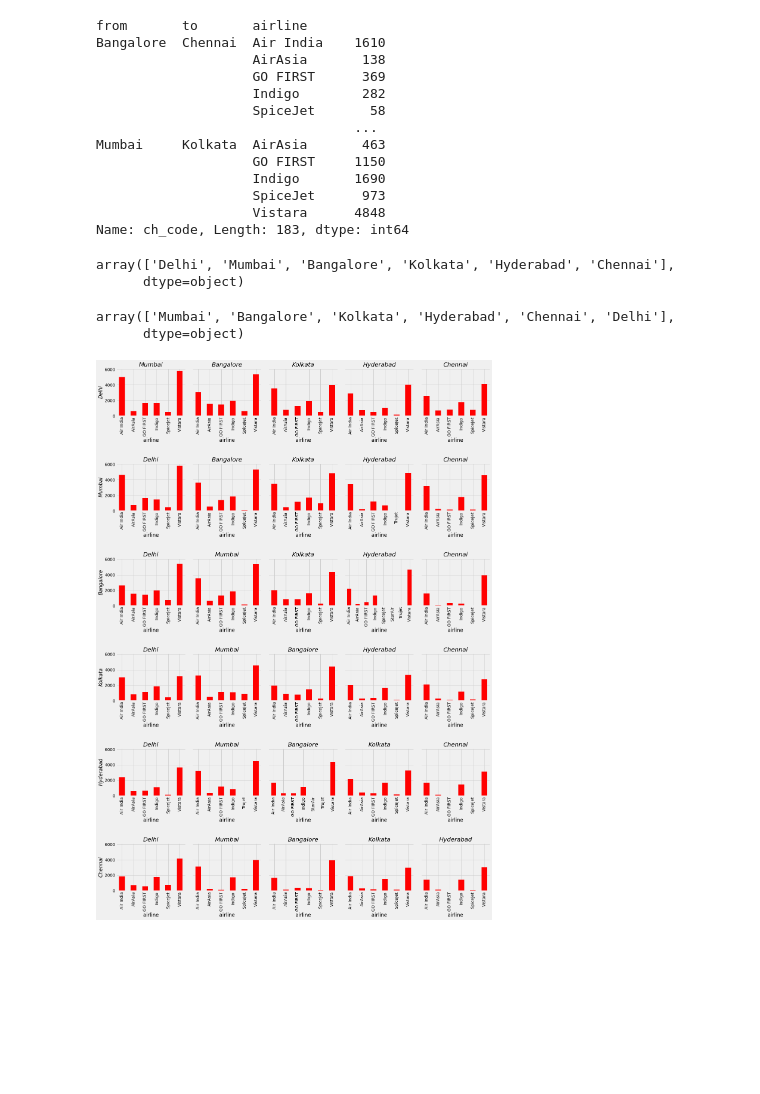
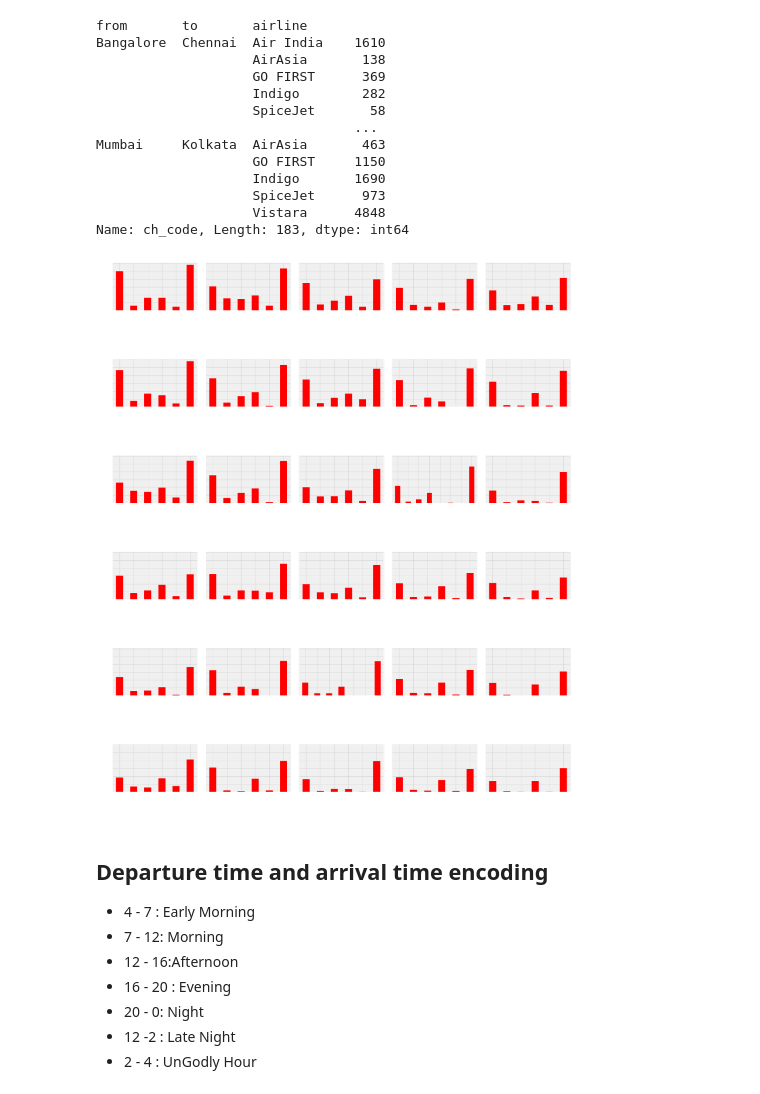
Before and after one commit to deepbdoshi/Flight-Price-Prediction, a Jupyter notebook: Flight Price Prediction.ipynb, the cells around one changed output. Drawn from its saved outputs; the diff is of its cells as text; code cells hidden in the pictures; blank space fills up the shorter version.

```diff
--- a/Flight Price Prediction.ipynb
+++ b/Flight Price Prediction.ipynb
@@ -294,34 +339,48 @@ Mumbai     Kolkata  AirAsia       463
                     SpiceJet      973
                     Vistara      4848
 Name: ch_code, Length: 183, dtype: int64
-# %%
-clean_created_df['from'].unique()
-# %% [output]
-array(['Delhi', 'Mumbai', 'Bangalore', 'Kolkata', 'Hyderabad', 'Chennai'],
-      dtype=object)
-# %%
-clean_created_df['to'].unique()
-# %% [output]
-array(['Mumbai', 'Bangalore', 'Kolkata', 'Hyderabad', 'Chennai', 'Delhi'],
-      dtype=object)
 # %%
+COLOR = 'white'
+mp.rcParams['text.color'] = COLOR
+
+font = {'size' : 14}
+mp.rc('font', **font)
+
 nrows, ncols = 6, 5
 cities = clean_created_df['from'].unique()
 
-fig, axes = mp.subplots(nrows=nrows, ncols=ncols, figsize=(20,30), sharey=True)
+fig, axes = mp.subplots(nrows=nrows, ncols=ncols, figsize=(30, 40), sharey=True)
 a_row, a_col = 0, 0
 mp.subplots_adjust(wspace=0.1, hspace=1)
-# fig.tight_layout()
 
 for i in range(len(cities)):
     for j in range(len(cities)):
         if i == j:
             continue
-        clean_ariline_group[cities[i]][cities[j]].plot(kind='bar', color='red', ax= axes[a_row][a_col])
-        axes[a_row][a_col].set_title(cities[j], fontstyle='italic')
-        axes[a_row][a_col].set_ylabel(cities[i], fontstyle='italic')
+        ax = axes[a_row][a_col]
+        clean_ariline_group[cities[i]][cities[j]].plot(kind='bar', color='red', ax= ax)
+        ax.set_title(cities[j], fontstyle='italic', fontsize=18)
+        ax.set_ylabel(cities[i], fontstyle='italic', fontsize=18)
+        ax.xaxis.label.set_color('white')
+        ax.yaxis.label.set_color('white')
+
+        ax.spines['bottom'].set_color('white')
+        ax.spines['top'].set_color('white')
+        ax.tick_params(axis='x', colors='white')
+        ax.tick_params(axis='y', colors='white')
+
         a_col += 1
     a_row += 1
     a_col = 0
 # %% [output]
-[figure, old version]
+[figure, new version]
+# %% [markdown]
+## Departure time and arrival time encoding
+
+* 4 - 7 : Early Morning
+* 7 - 12: Morning
+* 12 - 16:Afternoon
+* 16 - 20 : Evening
+* 20 - 0: Night
+* 12 -2 : Late Night
+* 2 - 4 : UnGodly Hour
```
Also changed, not shown: parts of 22 cells of this notebook.
